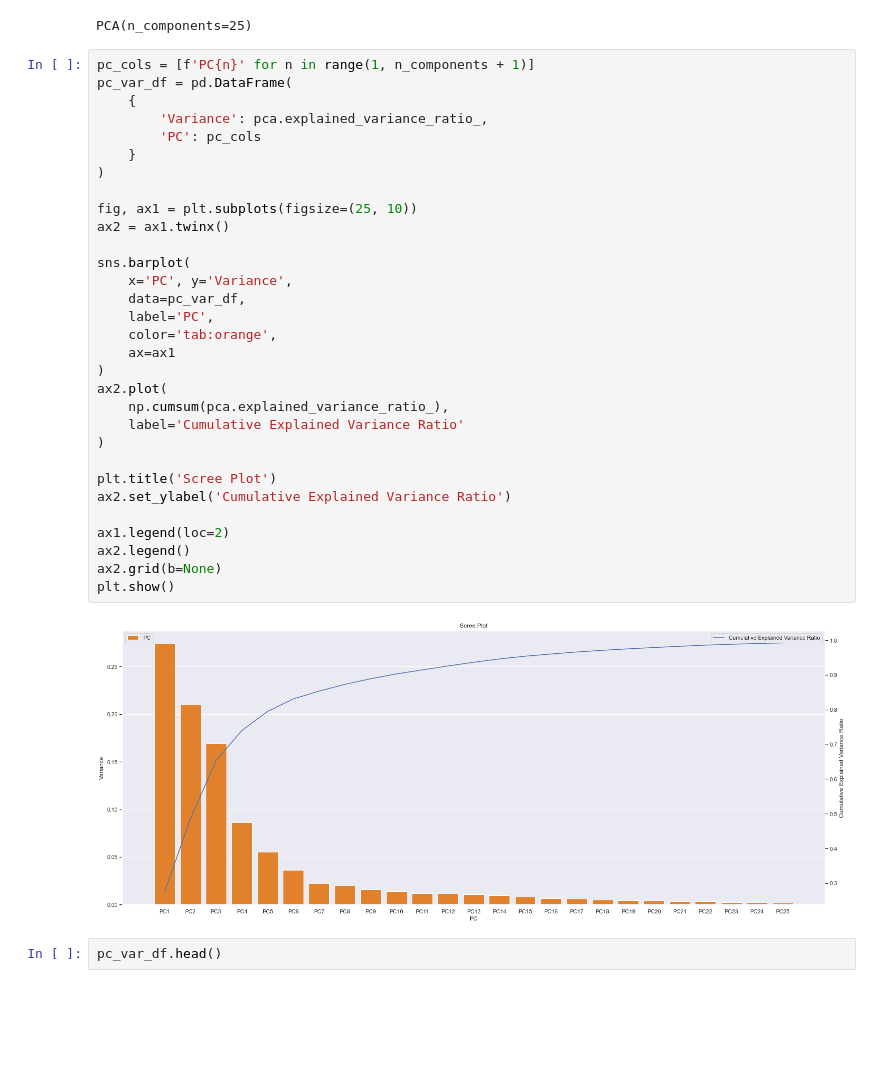
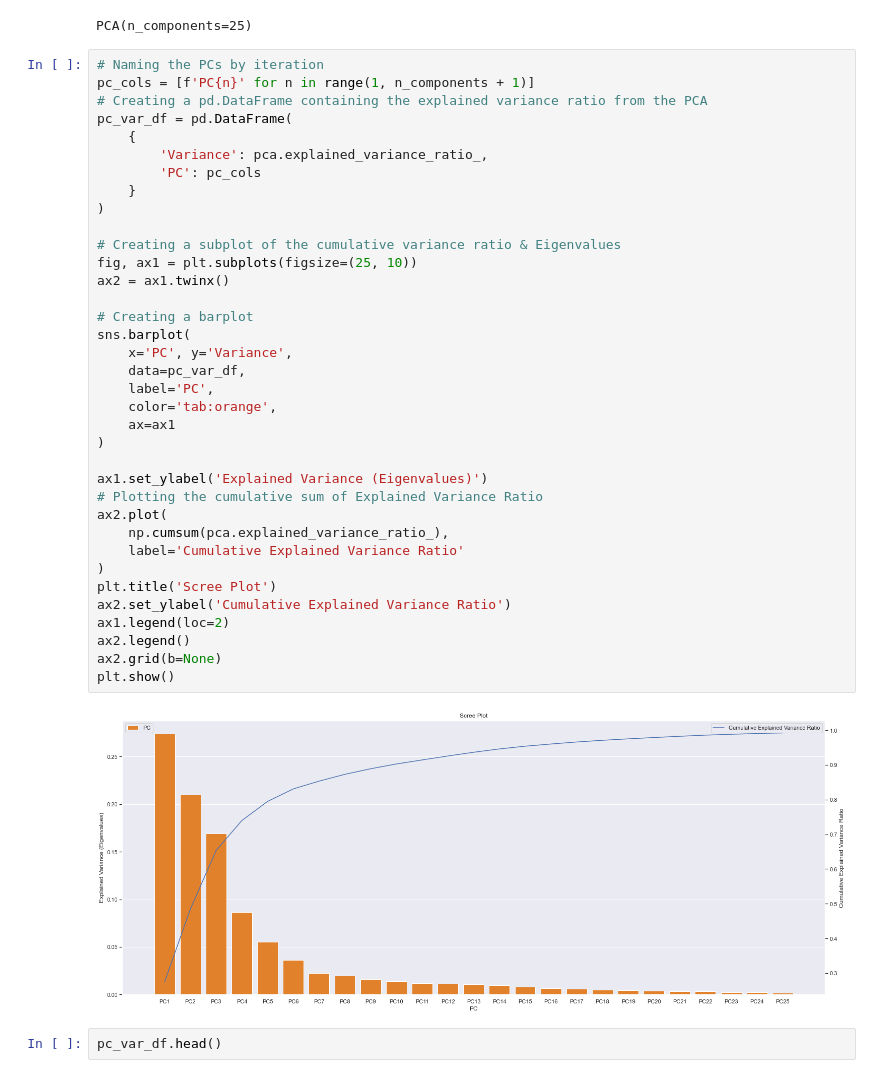
Before and after one commit to Danielwoodh/Robot-Failure-Classification, a Jupyter notebook: robot-failure-classification.ipynb, the cells around one changed output. Saved outputs shown, nothing was run; the diff lists cells and outputs as text; blank space fills up the shorter version.

```diff
--- a/robot-failure-classification.ipynb
+++ b/robot-failure-classification.ipynb
@@ -609,38 +622,43 @@ pca.fit(lp1[lp1_input])
 # %% [output]
 PCA(n_components=25)
 # %%
+# Naming the PCs by iteration
 pc_cols = [f'PC{n}' for n in range(1, n_components + 1)]
+# Creating a pd.DataFrame containing the explained variance ratio from the PCA
 pc_var_df = pd.DataFrame(
     {
         'Variance': pca.explained_variance_ratio_,
         'PC': pc_cols
     }
 )
 
+# Creating a subplot of the cumulative variance ratio & Eigenvalues
 fig, ax1 = plt.subplots(figsize=(25, 10))
 ax2 = ax1.twinx()
 
+# Creating a barplot
 sns.barplot(
     x='PC', y='Variance',
     data=pc_var_df,
     label='PC',
     color='tab:orange',
     ax=ax1
 )
+
+ax1.set_ylabel('Explained Variance (Eigenvalues)')
+# Plotting the cumulative sum of Explained Variance Ratio
 ax2.plot(
     np.cumsum(pca.explained_variance_ratio_),
     label='Cumulative Explained Variance Ratio'
 )
-
 plt.title('Scree Plot')
 ax2.set_ylabel('Cumulative Explained Variance Ratio')
-
 ax1.legend(loc=2)
 ax2.legend()
 ax2.grid(b=None)
 plt.show()
 # %% [output]
-[figure, old version]
+[figure, new version]
 # %%
 pc_var_df.head()
 # %% [output]
```
Also changed, not shown: parts of 20 cells of this notebook, 1 other file.
